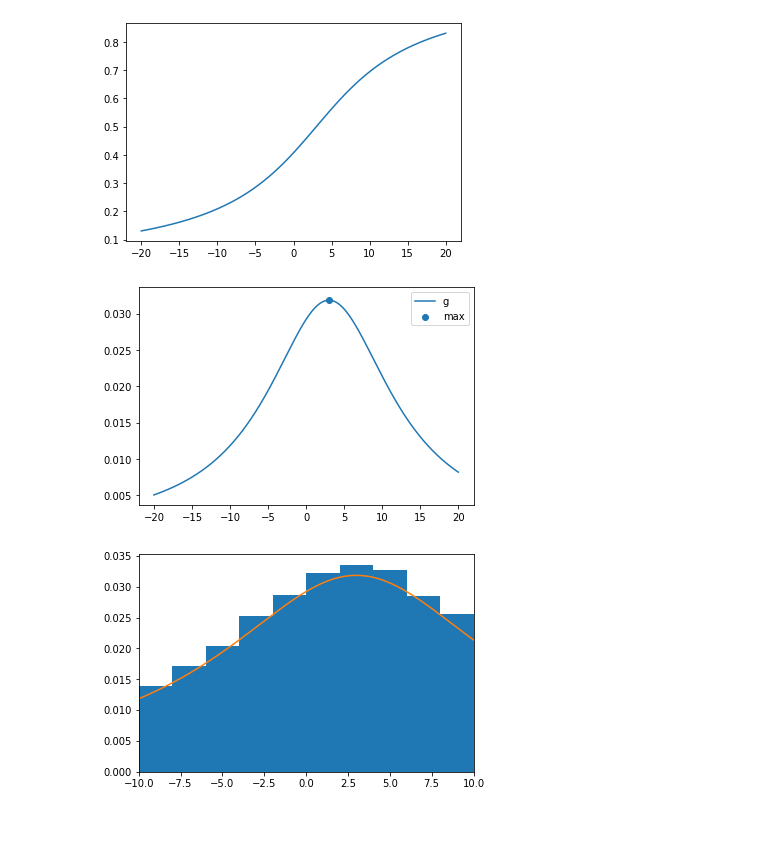
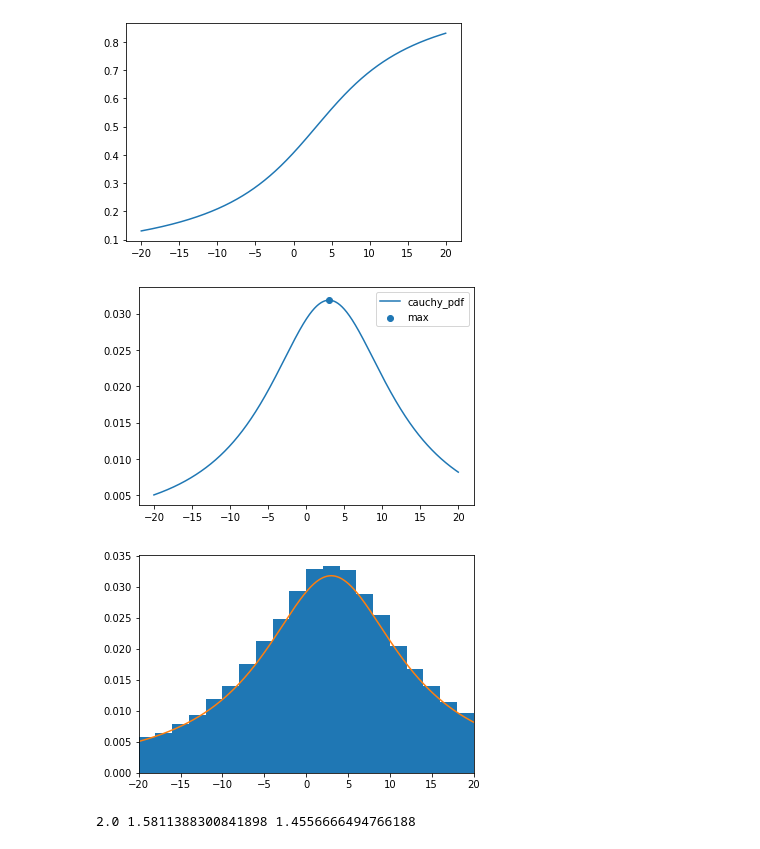
Before and after one commit to ihadanny/probmod3575, a Jupyter notebook: probmod_ex5_dagan_hadanny.ipynb, the cells around one changed output. Cells and saved outputs as stored; diff of their text form; code cells hidden in the pictures.

```diff
--- a/probmod_ex5_dagan_hadanny.ipynb
+++ b/probmod_ex5_dagan_hadanny.ipynb
@@ -27,24 +27,24 @@ def inv_cauchy_cdf(y, a, b):
 for x_i in x:
     assert np.isclose(x_i, inv_cauchy_cdf(cauchy_cdf(x_i, a, b), a, b))
 # %%
-plt.plot(x, cauchy_pdf(x, a, b), label='g')
+plt.plot(x, cauchy_pdf(x, a, b), label='cauchy_pdf')
 plt.scatter([a], [1/(np.pi*b)], label='max')
 plt.legend()
 plt.show()
 # %% [output]
-[figure, old version]
+[figure, new version]
 # %%
-def sample_cauchy(a, b):
-    y = np.random.uniform()
+def sample_cauchy(a, b, N):
+    y = np.random.uniform(size=N)
     return inv_cauchy_cdf(y, a, b)
 # %%
-ys = [sample_cauchy(a,b) for _ in range(100000)]
+ys = sample_cauchy(a, b, 100000)
 plt.hist(ys, range=(-100, 100), bins=100, density=True)
 plt.plot(x, g(x, a, b), label='g')
-plt.xlim(-10, 10)
+plt.xlim(-20, 20)
 plt.show()
 # %% [output]
-[figure, old version]
+[figure, new version]
 # %%
 def gamma_pdf(x, alpha, beta):
     return x**(alpha-1)*np.exp(-x*beta)
@@ -65,0 +57,6 @@ alpha, beta = 5, 1
+# %%
+alpha, beta = 5, 2
+a, b, k = ab(alpha, beta)
+print(a, b, k)
+# %% [output]
+2.0 1.5811388300841898 1.4556666494766188
```
Also changed, not shown: parts of 5 cells of this notebook.
